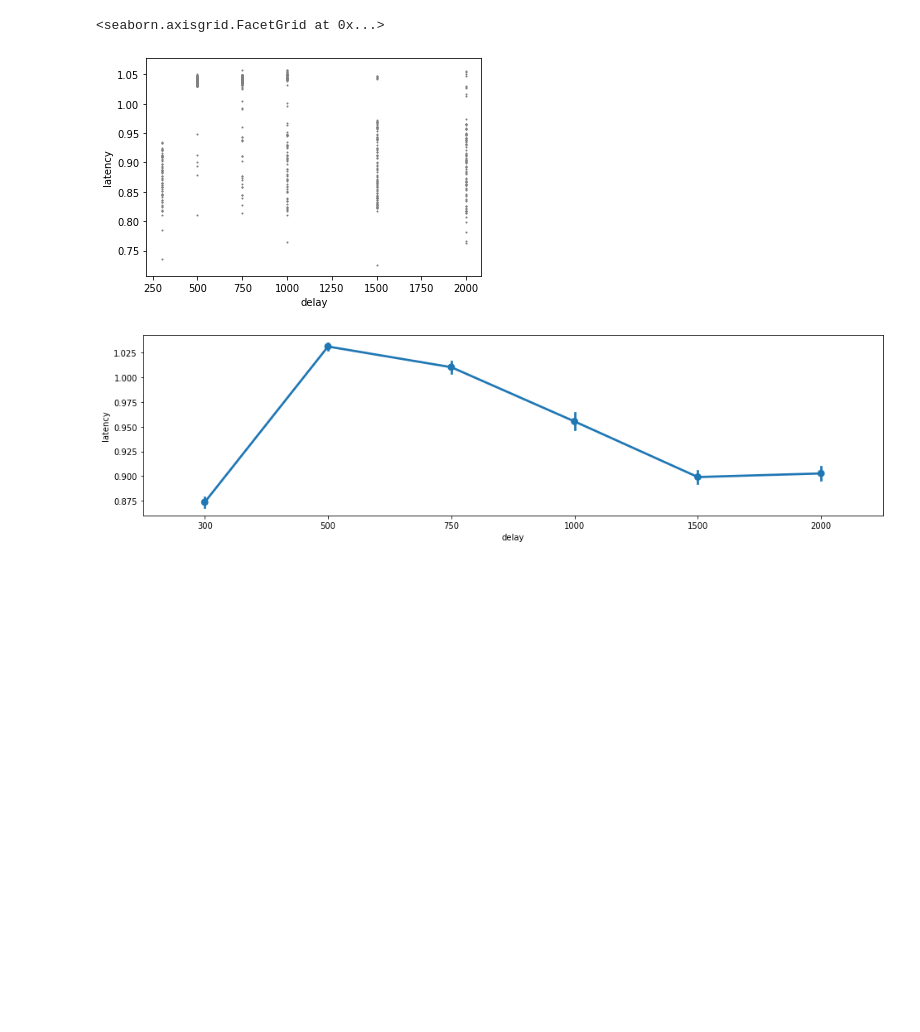
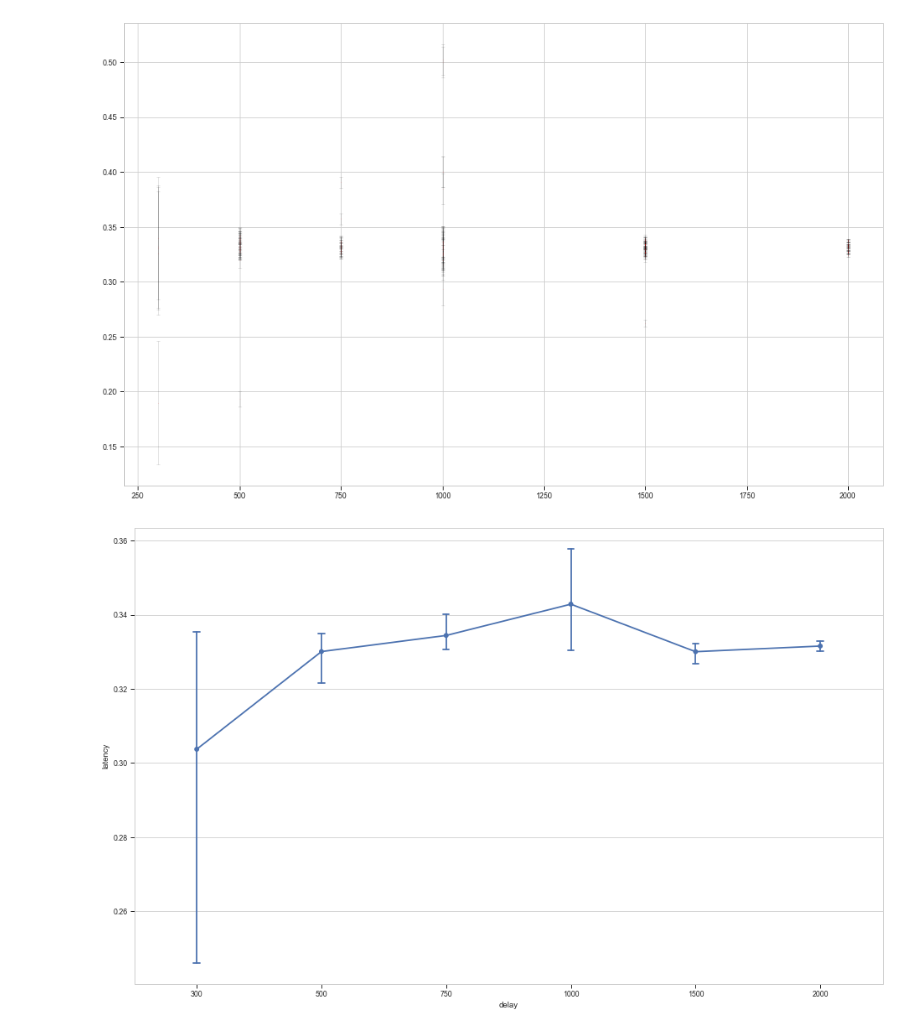
Before and after one commit to maxmuffin/LoRaWAN-Multi-hop, a Jupyter notebook: utils/plotGraphs.ipynb, the cells around one changed output. Cells and saved outputs as stored; diff of their text form; code cells hidden in the pictures; blank space fills up the shorter version.

Commit message:
Fix plotGraphs notebook, load image graphs

```diff
--- a/utils/plotGraphs.ipynb
+++ b/utils/plotGraphs.ipynb
@@ -6,25 +5,70 @@ from scipy.interpolate import make_interp_spline, BSpline
 import seaborn as sns
 # %%
-pageName = 'Test2'
+pageName = 'Test1'
+saveGraphs = True
+
+savePath = 'images/graphs/'+pageName
 
 df = pd.read_excel (r'data/latency/latency_nuvolaPunti.xlsx', sheet_name=pageName) #for an earlier version of Excel, you may need to use the file extension of 'xls'
 
 
 delayPoints = df['delay'].to_numpy()
 latencyPoints = df['latency'].to_numpy()
+marginErrPoints = df['marginErr'].to_numpy()
+#testPoints = df['Test'].to_numpy()
 maxPoints = df['max'].to_numpy()
 minPoints = df['min'].to_numpy()
 
-df.plot.scatter(x='delay', y='latency', color='gray', s=1)
+plt.style.use('seaborn-whitegrid')
+paper_rc = {'lines.linewidth': 1, 'lines.markersize': 10}
+
+sns.set_context("paper", rc = paper_rc)
+
+plt.figure(figsize=(16,10))
+#df.plot.scatter(x='delay', y='latency', color='gray', s=1)
+plt.errorbar(delayPoints, latencyPoints,  yerr=marginErrPoints, markersize=1, fmt='1', color ='red', ecolor='black', capsize=2, barsabove = False, alpha =0.1)
+#plt.legend(errPlot, df['Test'])
+if saveGraphs == True:
+    plt.savefig(savePath+'dispersion.png', format='png', dpi=300)
 fig, ax = plt.subplots()
 
-fig.set_size_inches(16, 4)
-sns.pointplot('delay', 'latency', data=df, err_style="bars", ci=68)
-sns.lmplot('delay', 'latency', data=df,  ci=None, order=5, truncate=True, legend_out=False, scatter_kws={"s": 0.5})
+fig.set_size_inches(16, 10)
+if pageName in ["AllTests", "AllTest3"]:
+    #Error plot
+    sns.pointplot('delay', 'latency', hue='Test', markers=["2", "x", "+", "^","1"], data=df, capsize=.05, yerr= marginErrPoints, height=5, aspect = 2, err_style="bars", ci=95)
+    if saveGraphs == True:
+        plt.savefig(savePath+'pointPlot.png', format='png', dpi=300)
+    #Smote plot
+
+    sns.lmplot('delay', 'latency', hue ='Test',data=df,  ci=None, order=5,height=5, aspect = 2, truncate=True, legend_out=True, scatter_kws={"s": 0.5})
+    if saveGraphs == True:
+        plt.savefig(savePath+'smote.png', format='png', dpi=300)
+
+    #sns.set(style="ticks")
+
+    sns.lmplot(x="delay", y="latency", col="Test", hue="Test", data=df,
+           col_wrap=3, ci=95, palette="muted", height=4, aspect = 2, order=5, truncate = True,
+           scatter_kws={"s": 4, "alpha": 1})
+    if saveGraphs == True:
+        plt.savefig(savePath+'AnscombesQuartet2.png', format='png', dpi=300)
+
+else :
+    #Error plot
+    sns.pointplot('delay', 'latency', data=df, capsize=.05, yerr= marginErrPoints,  err_style="bars", ci=95)
+    if saveGraphs == True:
+        plt.savefig(savePath+'pointPlot.png', format='png', dpi=300)
+
+    #Smote plot
+    sns.lmplot('delay', 'latency',data=df,  ci=None, order=5, height=10, aspect = 2, truncate=True, legend_out=True, scatter_kws={"s": 5})
+    if saveGraphs == True:
+        plt.savefig(savePath+'smote.png', format='png', dpi=300)
+
+#sns.residplot('delay', 'latency',data=df, lowess=True, color="g")
+#sns.jointplot('delay', 'latency',data=df, kind="hex", color="#4CB391")
+
 #sns.regplot(x='delay', y='latency',ci=None, data=df)
 #plt.savefig(pageName+'.png', format='png', dpi=300)
-#plt.show()
+plt.show()
 # %% [output]
-<seaborn.axisgrid.FacetGrid at 0x...>
-[figure, old version]
+[figure, new version]
-[figure, old version]
+[figure, new version]
```
Also changed, not shown: parts of 2 cells of this notebook, 25 other files.
